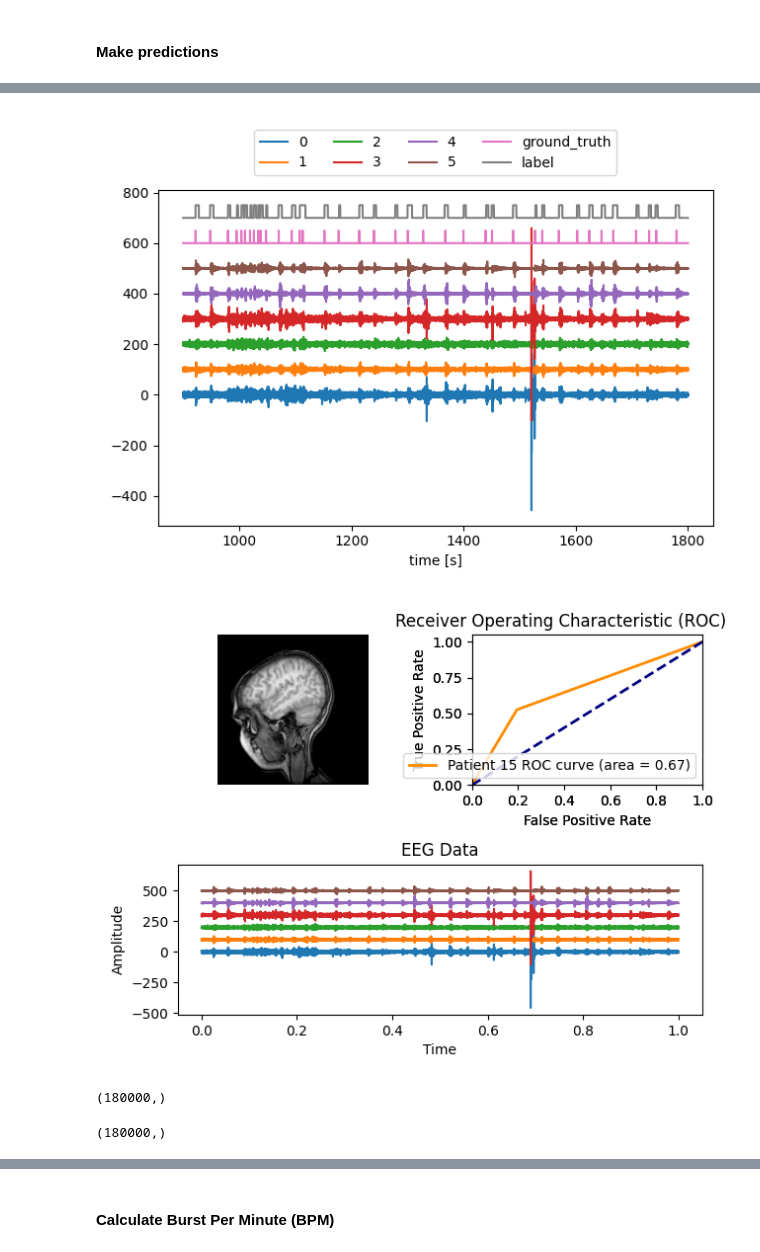
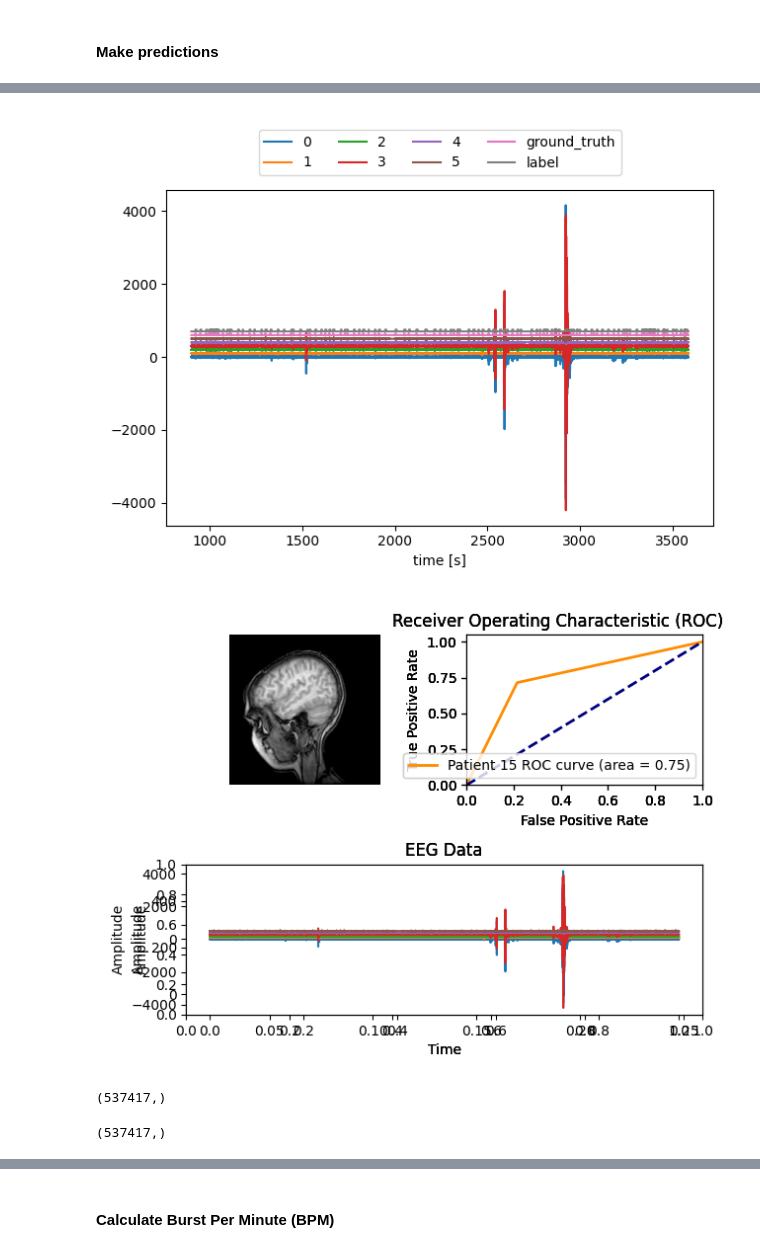
Before and after one commit to carzaga1/UnsuperDL-EEG-BSUPP, a Jupyter notebook: notebooks/01_clustering_algo_one.ipynb, the cells around one changed output, grey strips where cells are left out. Saved outputs shown, nothing was run; the diff lists cells and outputs as text; code cells hidden in the pictures.

```diff
--- a/notebooks/01_clustering_algo_one.ipynb
+++ b/notebooks/01_clustering_algo_one.ipynb
@@ -141,2 +196,3 @@ plot_eeg(data_learning_labeled)
 # %%
-data_testing_cropped = data_testing.iloc[0:60*15*fs, :]
+data_testing_cropped = data_testing[eeg_cols]
+data_testing_cropped
@@ -163,5 +240,5 @@ print(len(labels_predicted))
 # %%
 labels_frame_training = combine_windows_with_labels(detector.get_windows(eeg_testing), labels_predicted)
-data_testing_cropped_labeled = data_testing_cropped.copy()
+data_testing_cropped_labeled = data_testing.copy()
 data_testing_cropped_labeled['label'] = labels_frame_training['label']
 # %%
@@ -176,7 +260,7 @@ data_testing_cropped_labeled.head()
 # %%
 plot_eeg(data_testing_cropped_labeled)
 # %% [output]
-[figure, old version]
+[figure, new version]
 # %%
 import numpy as np
 import matplotlib.pyplot as plt
@@ -224,40 +308,40 @@ roc_auc = roc_auc_score(true_labels, predicted_scores)
 ax1 = fig.add_subplot(2, 2, 2)
 ax1.plot(fpr, tpr, color='darkorange', lw=2, label=f'Patient 15 ROC curve (area = {roc_auc:.2f})')
 ax1.plot([0, 1], [0, 1], color='navy', lw=2, linestyle='--')
 ax1.set_xlim([0.0, 1.0])
 ax1.set_ylim([0.0, 1.05])
 ax1.set_xlabel('False Positive Rate')
 ax1.set_ylabel('True Positive Rate')
 ax1.set_title('Receiver Operating Characteristic (ROC) Curve')
 ax1.legend(loc="lower right")
 
 # Load the EEG data
-n_samples = 180000  # Number of samples from your example data
+n_samples = 537417  # Number of samples from your example data
 data = eeg_testing.copy()
 data = np.array([float(x) for x in data.iloc[0].values])
 
 # Plot the EEG data
 t_s = np.arange(n_samples) / n_samples  # Assuming equal intervals between measurements
 
 ax2 = fig.add_subplot(2, 1, 2)
 ax2.set_title('EEG Data')
 ax2.set_xlabel('Time')
 ax2.set_ylabel('Amplitude')
 for i, col in enumerate(eeg_testing.columns):
     x = eeg_testing[col].to_numpy()
     plt.plot(t_s, x+100*i)
 
 # Adjust layout
 fig.tight_layout()
 
 plt.show()
 # %% [output]
-[figure, old version]
+[figure, new version]
 # %%
 data_testing_cropped_labeled['ground_truth'].shape
 # %% [output]
-(180000,)
+(537417,)
 # %%
 data_testing_cropped_labeled['label'].shape
 # %% [output]
-(180000,)
+(537417,)
```
Also changed, not shown: parts of 25 cells of this notebook.
